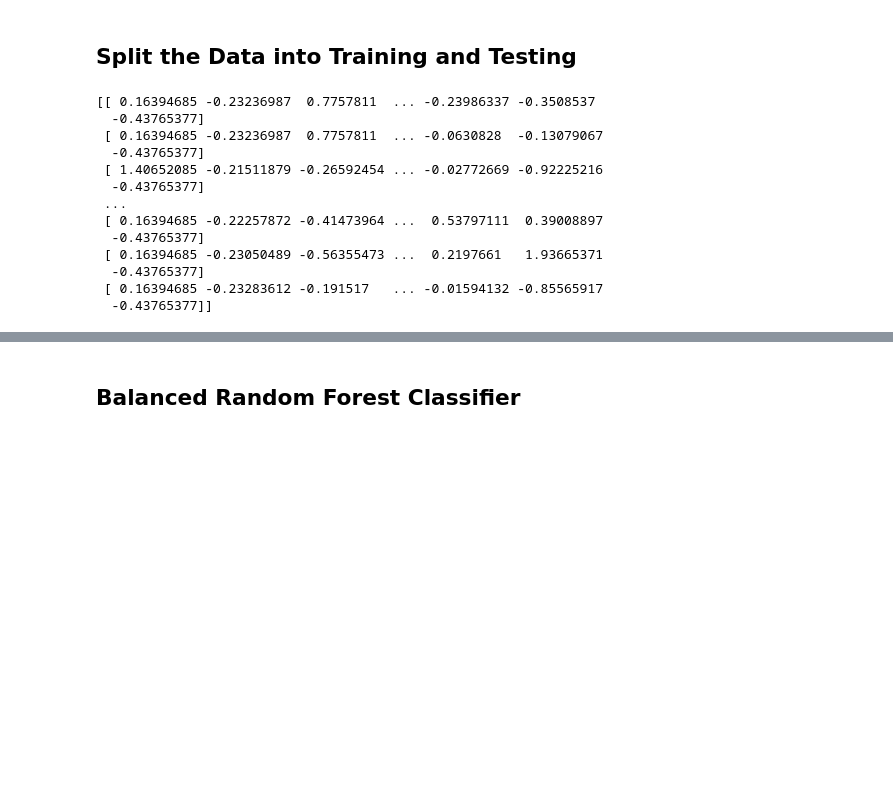
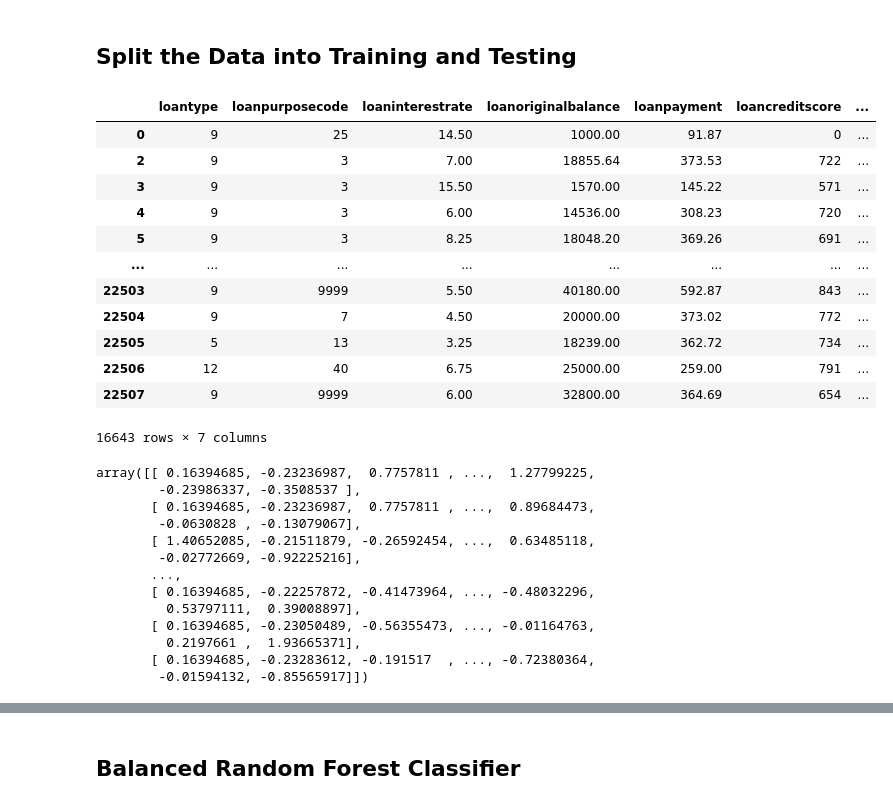
Before and after one commit to honoruru/Final_Project, a Jupyter notebook: Segment_3/credit_risk5.2.ipynb, the cells around one changed output, grey strips where cells are left out. Saved outputs shown, nothing was run; the diff lists cells and outputs as text; code cells hidden in the pictures; blank space fills up the shorter version.

```diff
--- a/Segment_3/credit_risk5.2.ipynb
+++ b/Segment_3/credit_risk5.2.ipynb
@@ -308,29 +308,45 @@ X = loans_df[[
              'loanpayment',
 #              'loanpaymentcount',
              'loancreditscore',
-             'debtratio',
-             'loantovalue'
+             'debtratio'
+#              'loantovalue'
 #              'rbl'
              ]]
 y = loans_df["loanchargeoffdate"]
+# %%
+X
+# %% [output]
+|  | loantype | loanpurposecode | loaninterestrate | loanoriginalbalance | loanpayment | loancreditscore | ... |
+| 0 | 9 | 25 | 14.50 | 1000.00 | 91.87 | 0 | ... |
+| 2 | 9 | 3 | 7.00 | 18855.64 | 373.53 | 722 | ... |
+| 3 | 9 | 3 | 15.50 | 1570.00 | 145.22 | 571 | ... |
+| 4 | 9 | 3 | 6.00 | 14536.00 | 308.23 | 720 | ... |
+| 5 | 9 | 3 | 8.25 | 18048.20 | 369.26 | 691 | ... |
+| ... | ... | ... | ... | ... | ... | ... | ... |
+| 22503 | 9 | 9999 | 5.50 | 40180.00 | 592.87 | 843 | ... |
+| 22504 | 9 | 7 | 4.50 | 20000.00 | 373.02 | 772 | ... |
+| 22505 | 5 | 13 | 3.25 | 18239.00 | 362.72 | 734 | ... |
+| 22506 | 12 | 40 | 6.75 | 25000.00 | 259.00 | 791 | ... |
+| 22507 | 9 | 9999 | 6.00 | 32800.00 | 364.69 | 654 | ... |
+16643 rows × 7 columns
 # %%
 X_train, X_test, y_train, y_test = train_test_split(X, y, train_size=0.8, random_state=1)
 scaler = StandardScaler().fit(X_train)
 # %%
 X_train_scaled = scaler.transform(X_train)
 X_test_scaled = scaler.transform(X_test)
-print(X_train_scaled)
+X_train_scaled
 # %% [output]
-[[ 0.16394685 -0.23236987  0.7757811  ... -0.23986337 -0.3508537
-  -0.43765377]
- [ 0.16394685 -0.23236987  0.7757811  ... -0.0630828  -0.13079067
-  -0.43765377]
- [ 1.40652085 -0.21511879 -0.26592454 ... -0.02772669 -0.92225216
-  -0.43765377]
- ...
- [ 0.16394685 -0.22257872 -0.41473964 ...  0.53797111  0.39008897
-  -0.43765377]
- [ 0.16394685 -0.23050489 -0.56355473 ...  0.2197661   1.93665371
-  -0.43765377]
- [ 0.16394685 -0.23283612 -0.191517   ... -0.01594132 -0.85565917
-  -0.43765377]]
+array([[ 0.16394685, -0.23236987,  0.7757811 , ...,  1.27799225,
+        -0.23986337, -0.3508537 ],
+       [ 0.16394685, -0.23236987,  0.7757811 , ...,  0.89684473,
+        -0.0630828 , -0.13079067],
+       [ 1.40652085, -0.21511879, -0.26592454, ...,  0.63485118,
+        -0.02772669, -0.92225216],
+       ...,
+       [ 0.16394685, -0.22257872, -0.41473964, ..., -0.48032296,
+         0.53797111,  0.39008897],
+       [ 0.16394685, -0.23050489, -0.56355473, ..., -0.01164763,
+         0.2197661 ,  1.93665371],
+       [ 0.16394685, -0.23283612, -0.191517  , ..., -0.72380364,
+        -0.01594132, -0.85565917]])
```
Also changed, not shown: parts of 10 cells of this notebook, 3 other files.
